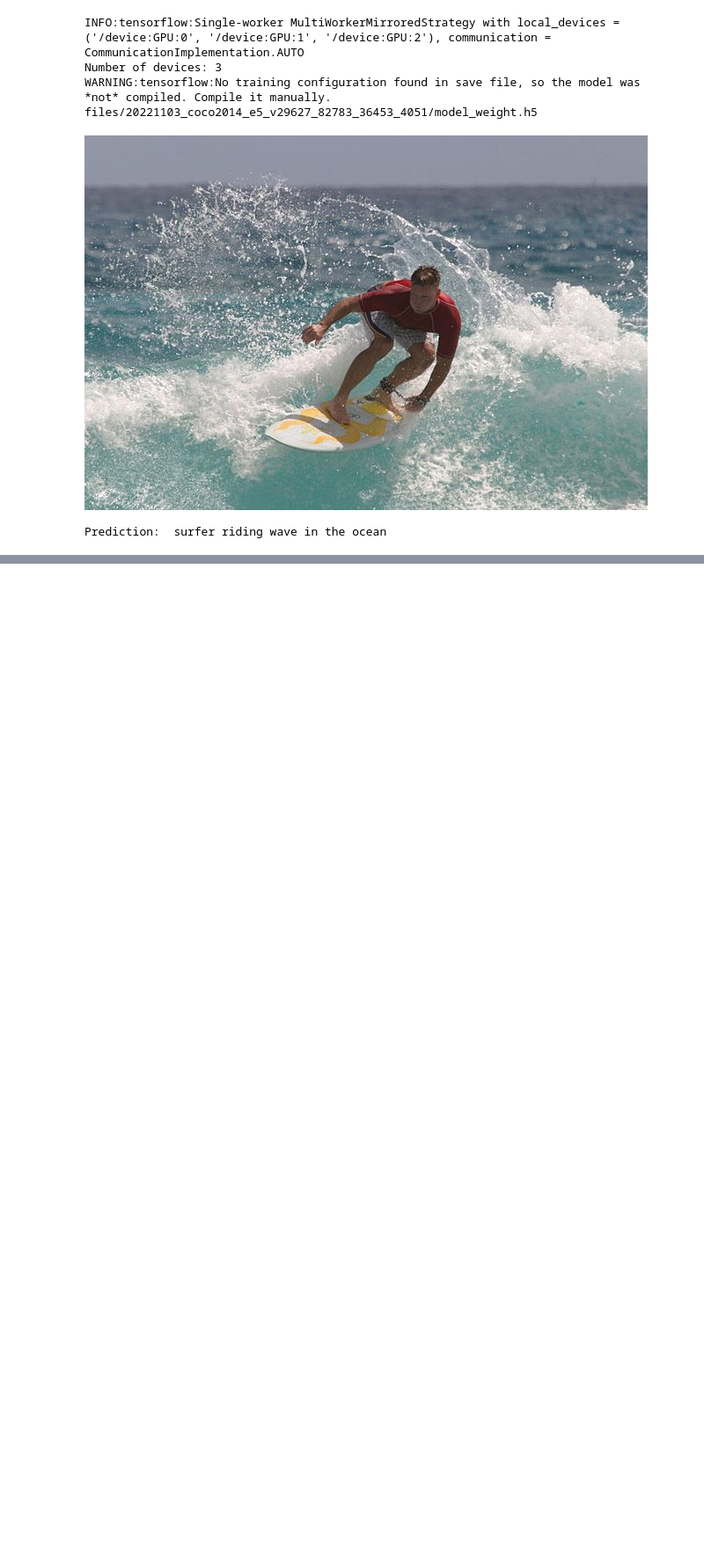
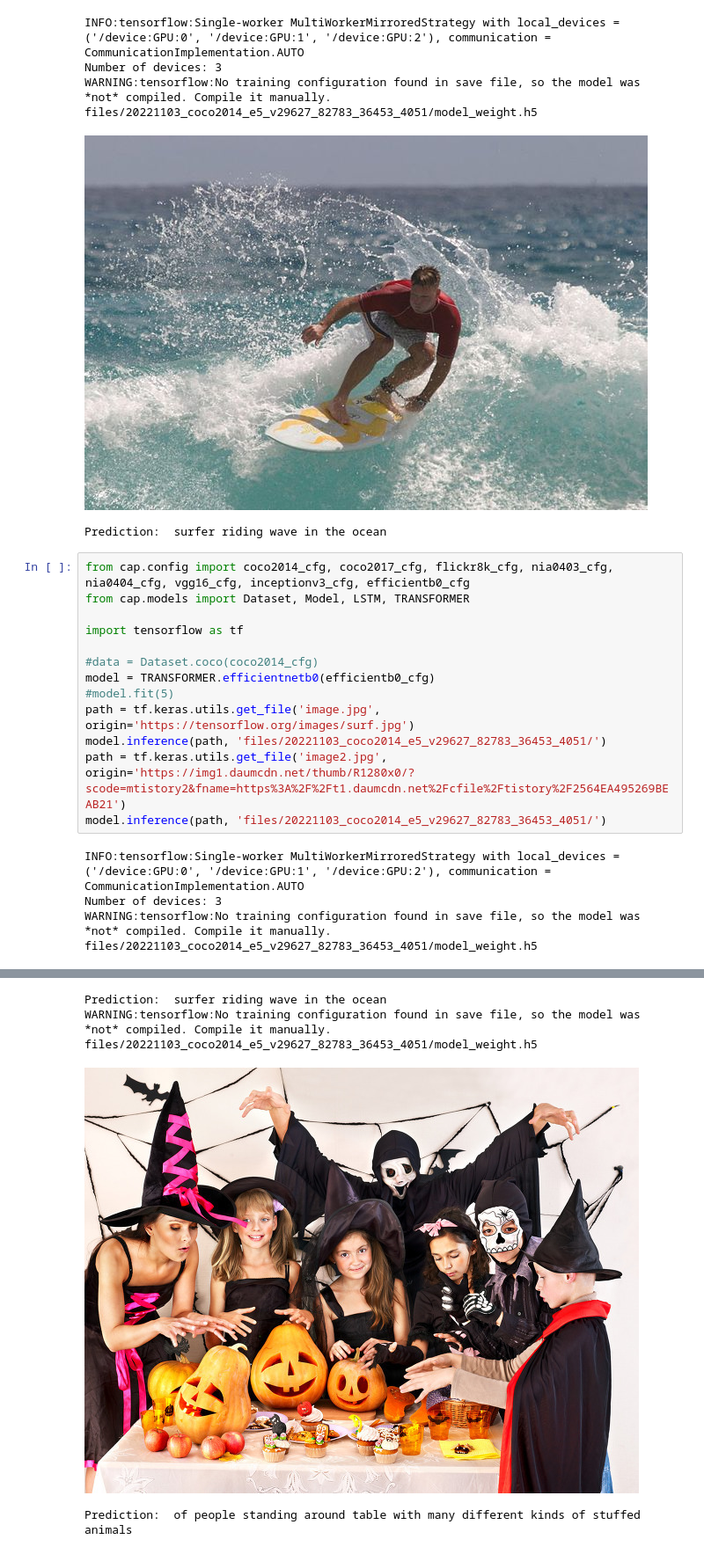
Before and after one commit to pushdown99/caption, a Jupyter notebook: cap3.ipynb, the cells around one changed output, grey strips where cells are left out. Shown at 88% size. Drawn from its saved outputs; the diff is of its cells as text; blank space fills up the shorter version.

```diff
--- a/cap3.ipynb
+++ b/cap3.ipynb
@@ -334,3 +334,21 @@ WARNING:tensorflow:No training configuration found in save file, so the model wa
 files/20221103_coco2014_e5_v29627_82783_36453_4051/model_weight.h5
 [figure]
 Prediction:  surfer riding wave in the ocean
+# %%
+from cap.config import coco2014_cfg, coco2017_cfg, flickr8k_cfg, nia0403_cfg, nia0404_cfg, vgg16_cfg, inceptionv3_cfg, efficientb0_cfg
+from cap.models import Dataset, Model, LSTM, TRANSFORMER
+
+import tensorflow as tf
+
+#data = Dataset.coco(coco2014_cfg)
+model = TRANSFORMER.efficientnetb0(efficientb0_cfg)
+#model.fit(5)
+path = tf.keras.utils.get_file('image.jpg', origin='https://tensorflow.org/images/surf.jpg')
+model.inference(path, 'files/20221103_coco2014_e5_v29627_82783_36453_4051/')
+path = tf.keras.utils.get_file('image2.jpg', origin='https://img1.daumcdn.net/thumb/R1280x0/?scode=mtistory2&fname=https%3A%2F%2Ft1.daumcdn.net%2Fcfile%2Ftistory%2F2564EA495269BEAB21')
+model.inference(path, 'files/20221103_coco2014_e5_v29627_82783_36453_4051/')
+# %% [output]
+INFO:tensorflow:Single-worker MultiWorkerMirroredStrategy with local_devices = ('/device:GPU:0', '/device:GPU:1', '/device:GPU:2'), communication = CommunicationImplementation.AUTO
+Number of devices: 3
+WARNING:tensorflow:No training configuration found in save file, so the model was *not* compiled. Compile it manually.
+files/20221103_coco2014_e5_v29627_82783_36453_4051/model_weight.h5
@@ -336,0 +356,5 @@ Prediction:  surfer riding wave in the ocean
+Prediction:  surfer riding wave in the ocean
+WARNING:tensorflow:No training configuration found in save file, so the model was *not* compiled. Compile it manually.
+files/20221103_coco2014_e5_v29627_82783_36453_4051/model_weight.h5
+[figure, added]
+Prediction:  of people standing around table with many different kinds of stuffed animals
```
Also changed, not shown: parts of 2 cells of this notebook.
